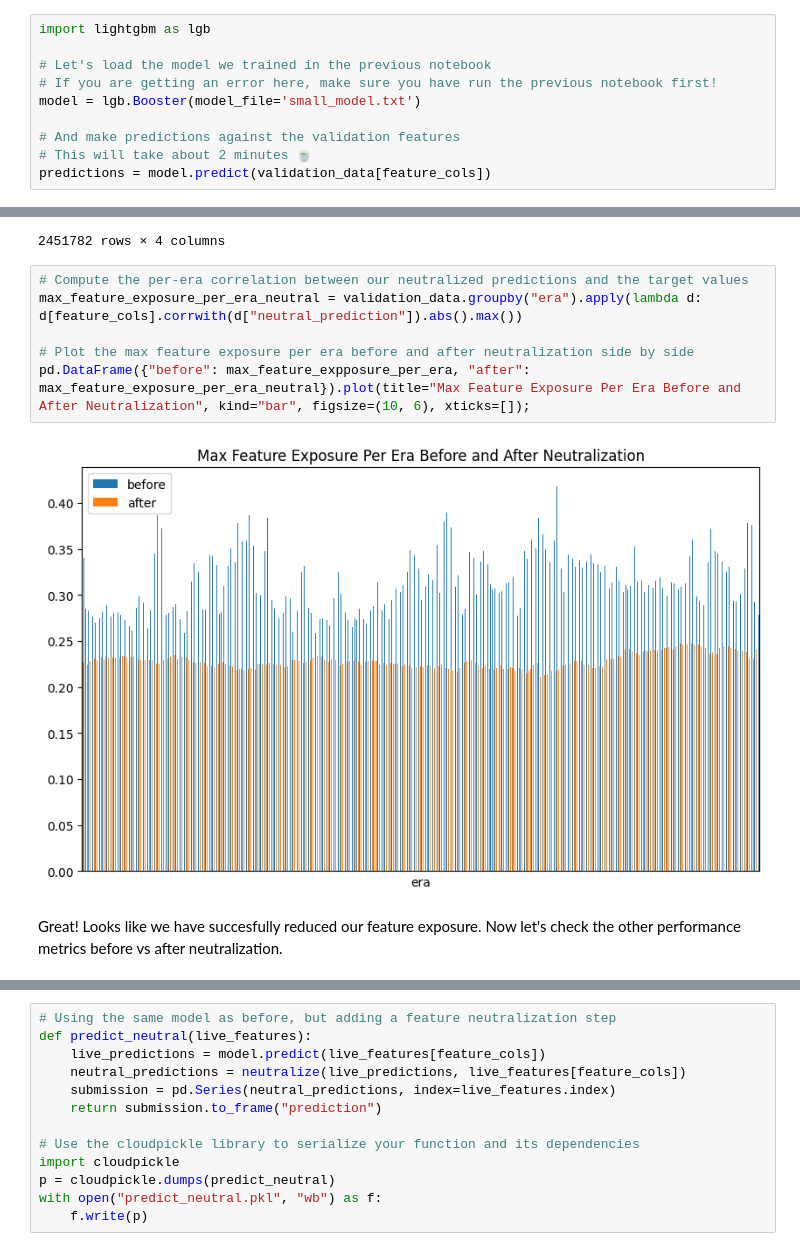
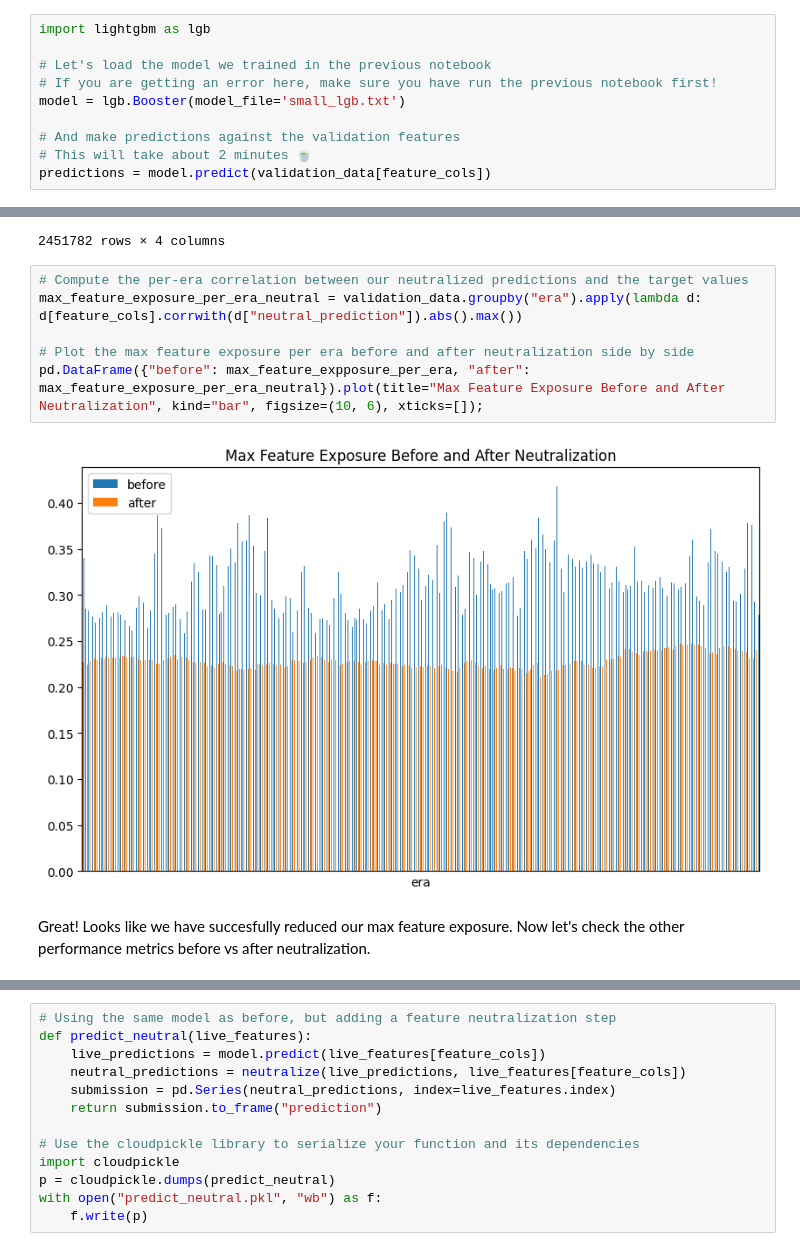
Before and after one commit to numerai/hello-numerai, a Jupyter notebook: model_diagnostics.ipynb, the cells around one changed output, grey strips where cells are left out. Saved outputs shown, nothing was run; the diff lists cells and outputs as text.

```diff
--- a/model_diagnostics.ipynb
+++ b/model_diagnostics.ipynb
@@ -66,7 +67,7 @@ import lightgbm as lgb
 
 # Let's load the model we trained in the previous notebook
 # If you are getting an error here, make sure you have run the previous notebook first!
-model = lgb.Booster(model_file='small_model.txt')
+model = lgb.Booster(model_file='small_lgb.txt')
 
 # And make predictions against the validation features
 # This will take about 2 minutes 🍵
@@ -224,13 +228,13 @@ validation_data[["era", "prediction", "neutral_prediction", "target"]]
 # %%
 # Compute the per-era correlation between our neutralized predictions and the target values
 max_feature_exposure_per_era_neutral = validation_data.groupby("era").apply(lambda d: d[feature_cols].corrwith(d["neutral_prediction"]).abs().max())
 
 # Plot the max feature exposure per era before and after neutralization side by side
-pd.DataFrame({"before": max_feature_expposure_per_era, "after": max_feature_exposure_per_era_neutral}).plot(title="Max Feature Exposure Per Era Before and After Neutralization", kind="bar", figsize=(10, 6), xticks=[]);
+pd.DataFrame({"before": max_feature_expposure_per_era, "after": max_feature_exposure_per_era_neutral}).plot(title="Max Feature Exposure Before and After Neutralization", kind="bar", figsize=(10, 6), xticks=[]);
 # %% [output]
-[figure, old version]
+[figure, new version]
 # %% [markdown]
-Great! Looks like we have succesfully reduced our feature exposure. Now let's check the other performance metrics before vs after neutralization.
+Great! Looks like we have succesfully reduced our max feature exposure. Now let's check the other performance metrics before vs after neutralization.
 # %%
 # Plot cumulative correlation before and after neutralization side by side
 per_era_validation_correlation_neutral = validation_data.groupby("era").apply(lambda x: numerai_corr(x["neutral_prediction"], x["target"]))
```
Also changed, not shown: parts of 17 cells of this notebook, 6 other files.
